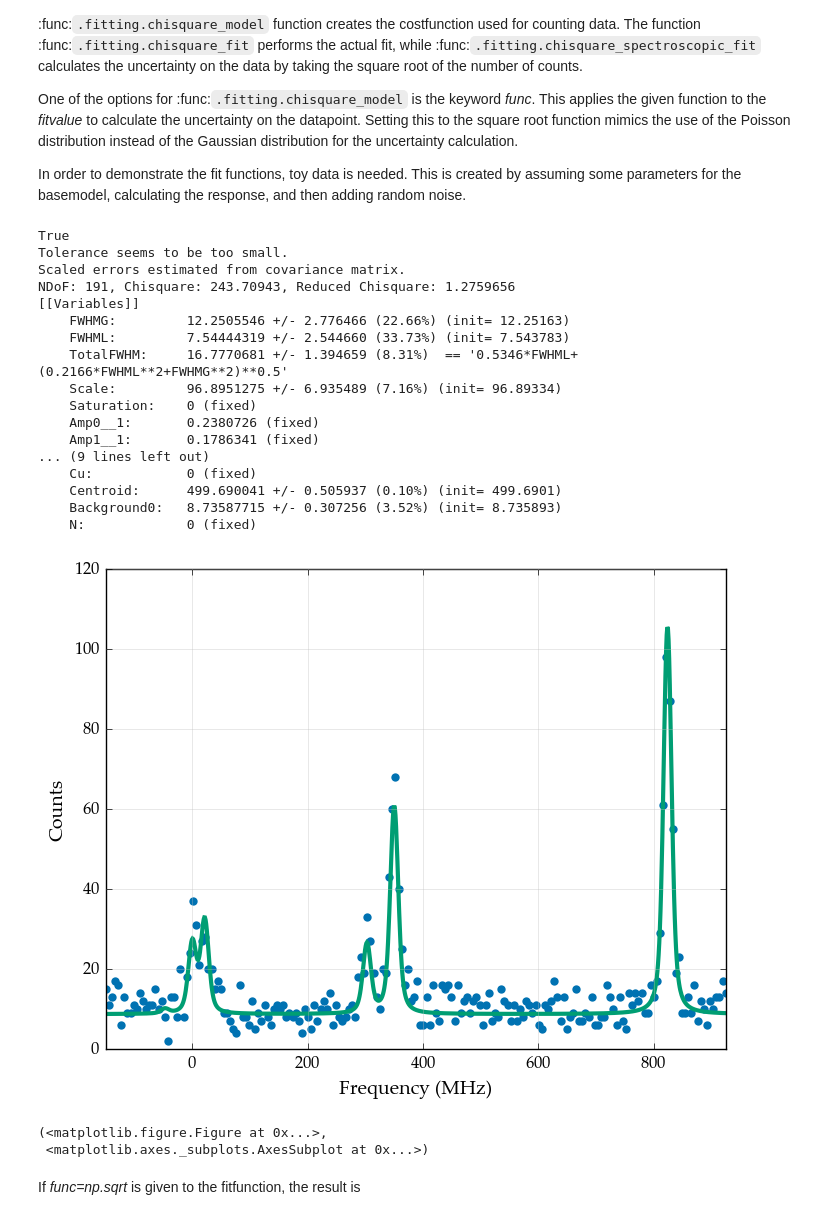
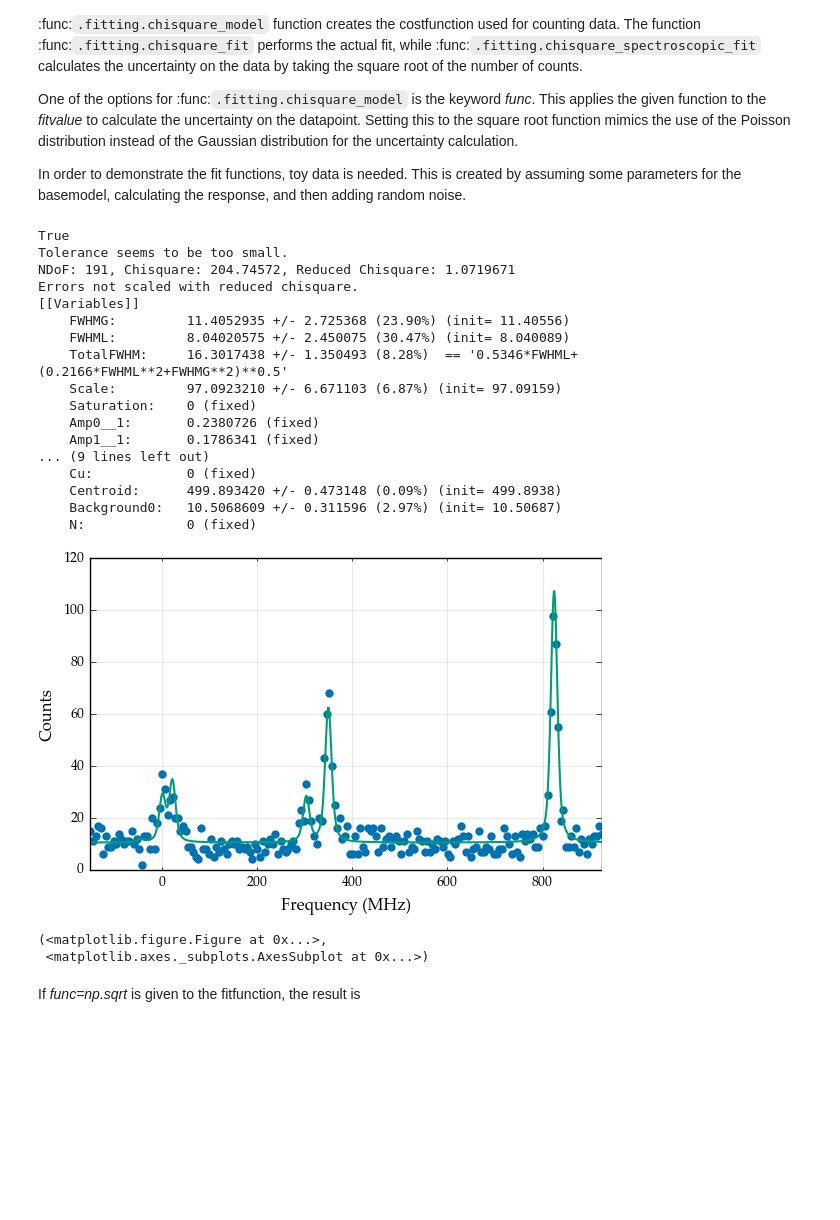
Before and after one commit to woutergins/satlas, a Jupyter notebook: doc/source/tutorials/fittingroutines.ipynb, the cells around one changed output. Saved outputs shown, nothing was run; the diff lists cells and outputs as text; code cells hidden in the pictures; blank space fills up the shorter version.

```diff
--- a/doc/source/tutorials/fittingroutines.ipynb
+++ b/doc/source/tutorials/fittingroutines.ipynb
@@ -19,47 +19,48 @@ In order to demonstrate the fit functions, toy data is needed. This is created b
 
 import satlas as s
 import numpy as np
+s.set()
 np.random.seed(0)  #Ensure the same random numbers each time
 
 I = 1.0
 J = [1.0, 2.0]
 
 ABC = [100, 200, 100, 200, 0, 0]
 fwhm = [10, 10]
 centroid = 500
 scale = 100
 
 basemodel = s.HFSModel(I, J, ABC, centroid, fwhm=fwhm, scale=scale, background_params=[10], use_racah=True)
 
 frequency_range = (min(basemodel.locations) - 100, max(basemodel.locations) + 100)
 frequency_range = np.linspace(frequency_range[0], frequency_range[1], 200)
 
 data = np.floor(basemodel(frequency_range) + basemodel(frequency_range)**0.5 * np.random.randn(len(frequency_range)))
 
 success, message = s.chisquare_spectroscopic_fit(basemodel, frequency_range, data)
 print(success)
 print(message)
 basemodel.display_chisquare_fit(show_correl=False)
 basemodel.plot(x=frequency_range, y=data)
 # %% [output]
 True
 Tolerance seems to be too small.
-Scaled errors estimated from covariance matrix.
-NDoF: 191, Chisquare: 243.70943, Reduced Chisquare: 1.2759656
+NDoF: 191, Chisquare: 204.74572, Reduced Chisquare: 1.0719671
+Errors not scaled with reduced chisquare.
 [[Variables]]
-    FWHMG:         12.2505546 +/- 2.776466 (22.66%) (init= 12.25163)
-    FWHML:         7.54444319 +/- 2.544660 (33.73%) (init= 7.543783)
-    TotalFWHM:     16.7770681 +/- 1.394659 (8.31%)  == '0.5346*FWHML+(0.2166*FWHML**2+FWHMG**2)**0.5'
-    Scale:         96.8951275 +/- 6.935489 (7.16%) (init= 96.89334)
+    FWHMG:         11.4052935 +/- 2.725368 (23.90%) (init= 11.40556)
+    FWHML:         8.04020575 +/- 2.450075 (30.47%) (init= 8.040089)
+    TotalFWHM:     16.3017438 +/- 1.350493 (8.28%)  == '0.5346*FWHML+(0.2166*FWHML**2+FWHMG**2)**0.5'
+    Scale:         97.0923210 +/- 6.671103 (6.87%) (init= 97.09159)
     Saturation:    0 (fixed)
     Amp0__1:       0.2380726 (fixed)
     Amp1__1:       0.1786341 (fixed)
 ... (9 lines left out)
     Cu:            0 (fixed)
-    Centroid:      499.690041 +/- 0.505937 (0.10%) (init= 499.6901)
-    Background0:   8.73587715 +/- 0.307256 (3.52%) (init= 8.735893)
+    Centroid:      499.893420 +/- 0.473148 (0.09%) (init= 499.8938)
+    Background0:   10.5068609 +/- 0.311596 (2.97%) (init= 10.50687)
     N:             0 (fixed)
-[figure, old version]
+[figure, new version]
 (<matplotlib.figure.Figure at 0x...>,
  <matplotlib.axes._subplots.AxesSubplot at 0x...>)
 # %% [markdown]
```
Also changed, not shown: parts of 4 cells of this notebook, 51 other files.
